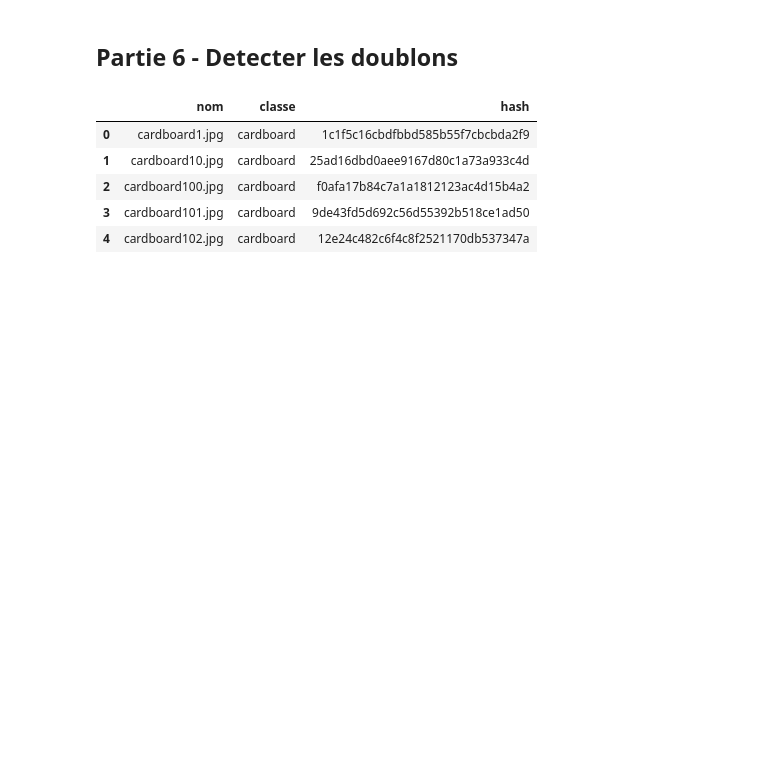
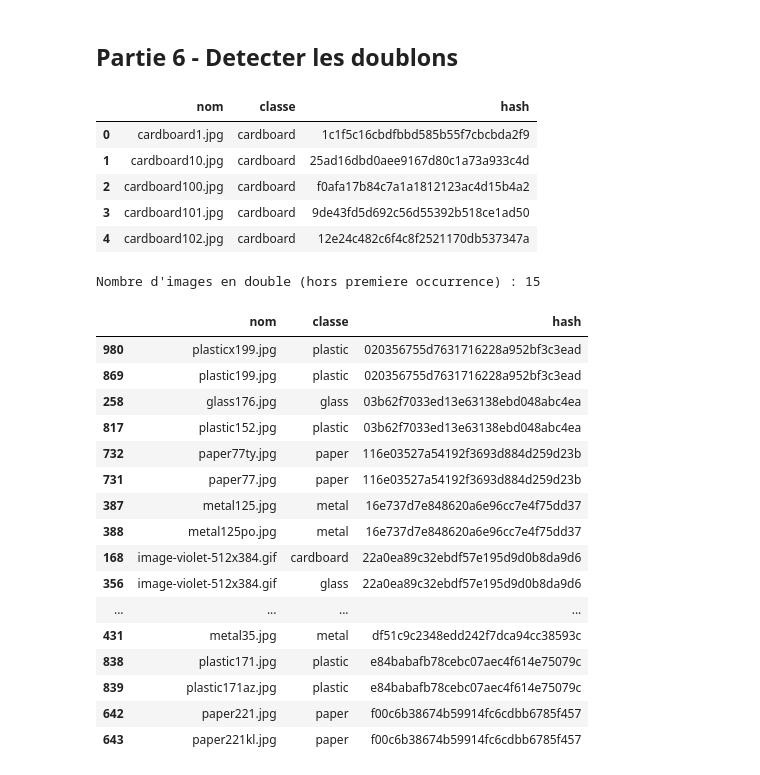
Before and after one commit to maigadems/atelier_prepa_donnees_images, a Jupyter notebook: atelier_prepa_donnees_images/notebooks/atelier_prepa_donnees_images.ipynb, the cells around one changed output. Cells and saved outputs as stored; diff of their text form; code cells hidden in the pictures; blank space fills up the shorter version.

Commit message:
identifier et afficher les images doublons

```diff
--- a/atelier_prepa_donnees_images/notebooks/atelier_prepa_donnees_images.ipynb
+++ b/atelier_prepa_donnees_images/notebooks/atelier_prepa_donnees_images.ipynb
@@ -297,3 +297,29 @@ df_valides[["nom", "classe", "hash"]].head()
 | 2 | cardboard100.jpg | cardboard | f0afa17b84c7a1a1812123ac4d15b4a2 |
 | 3 | cardboard101.jpg | cardboard | 9de43fd5d692c56d55392b518ce1ad50 |
 | 4 | cardboard102.jpg | cardboard | 12e24c482c6f4c8f2521170db537347a |
+# %%
+doublons_mask = df_valides.duplicated(subset="hash", keep=False)
+df_doublons = df_valides[doublons_mask].sort_values("hash")[["nom", "classe", "hash"]]
+
+nb_doublons = int(df_valides.duplicated(subset="hash", keep="first").sum())
+print(f"Nombre d'images en double (hors premiere occurrence) : {nb_doublons}")
+df_doublons
+# %% [output]
+Nombre d'images en double (hors premiere occurrence) : 15
+|  | nom | classe | hash |
+| 980 | plasticx199.jpg | plastic | 020356755d7631716228a952bf3c3ead |
+| 869 | plastic199.jpg | plastic | 020356755d7631716228a952bf3c3ead |
+| 258 | glass176.jpg | glass | 03b62f7033ed13e63138ebd048abc4ea |
+| 817 | plastic152.jpg | plastic | 03b62f7033ed13e63138ebd048abc4ea |
+| 732 | paper77ty.jpg | paper | 116e03527a54192f3693d884d259d23b |
+| 731 | paper77.jpg | paper | 116e03527a54192f3693d884d259d23b |
+| 387 | metal125.jpg | metal | 16e737d7e848620a6e96cc7e4f75dd37 |
+| 388 | metal125po.jpg | metal | 16e737d7e848620a6e96cc7e4f75dd37 |
+| 168 | image-violet-512x384.gif | cardboard | 22a0ea89c32ebdf57e195d9d0b8da9d6 |
+| 356 | image-violet-512x384.gif | glass | 22a0ea89c32ebdf57e195d9d0b8da9d6 |
+| ... | ... | ... | ... |
+| 431 | metal35.jpg | metal | df51c9c2348edd242f7dca94cc38593c |
+| 838 | plastic171.jpg | plastic | e84babafb78cebc07aec4f614e75079c |
+| 839 | plastic171az.jpg | plastic | e84babafb78cebc07aec4f614e75079c |
+| 642 | paper221.jpg | paper | f00c6b38674b59914fc6cdbb6785f457 |
+| 643 | paper221kl.jpg | paper | f00c6b38674b59914fc6cdbb6785f457 |
```
